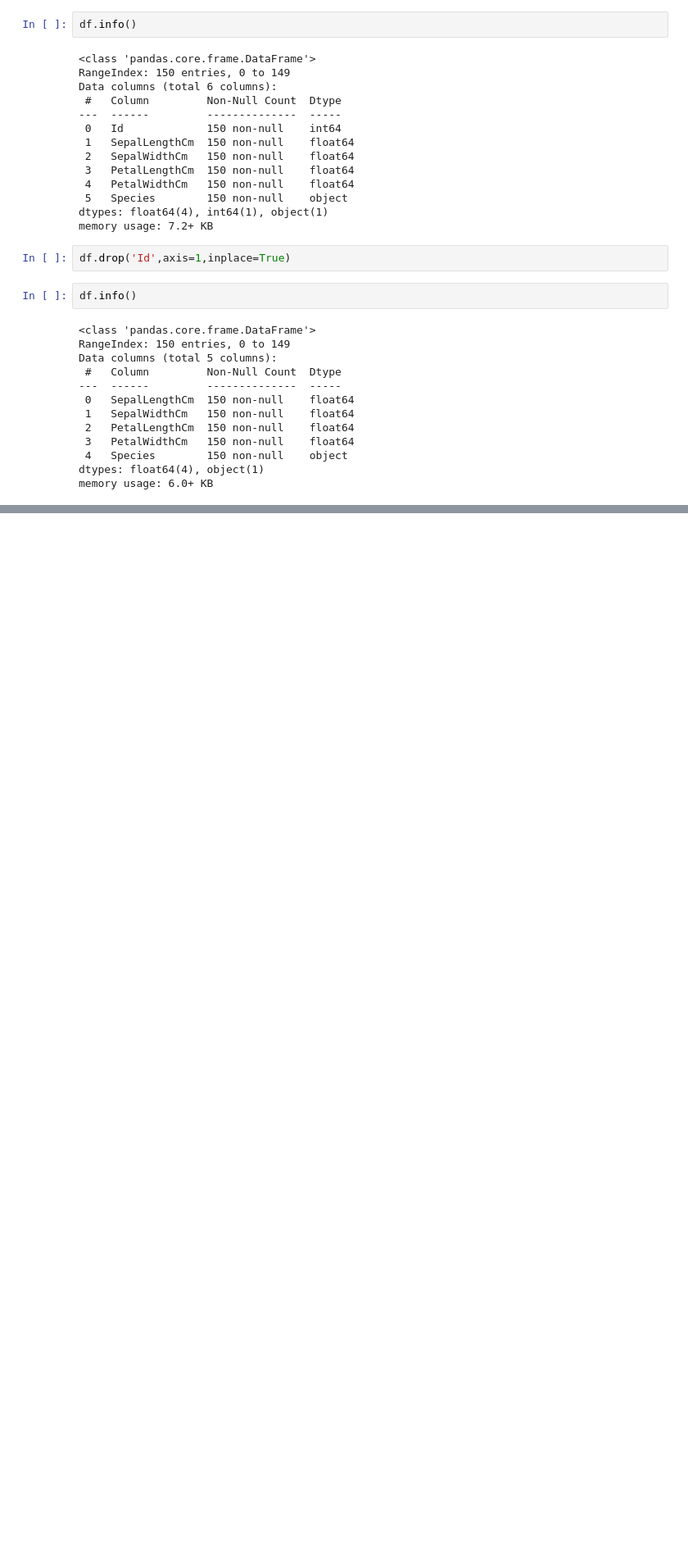
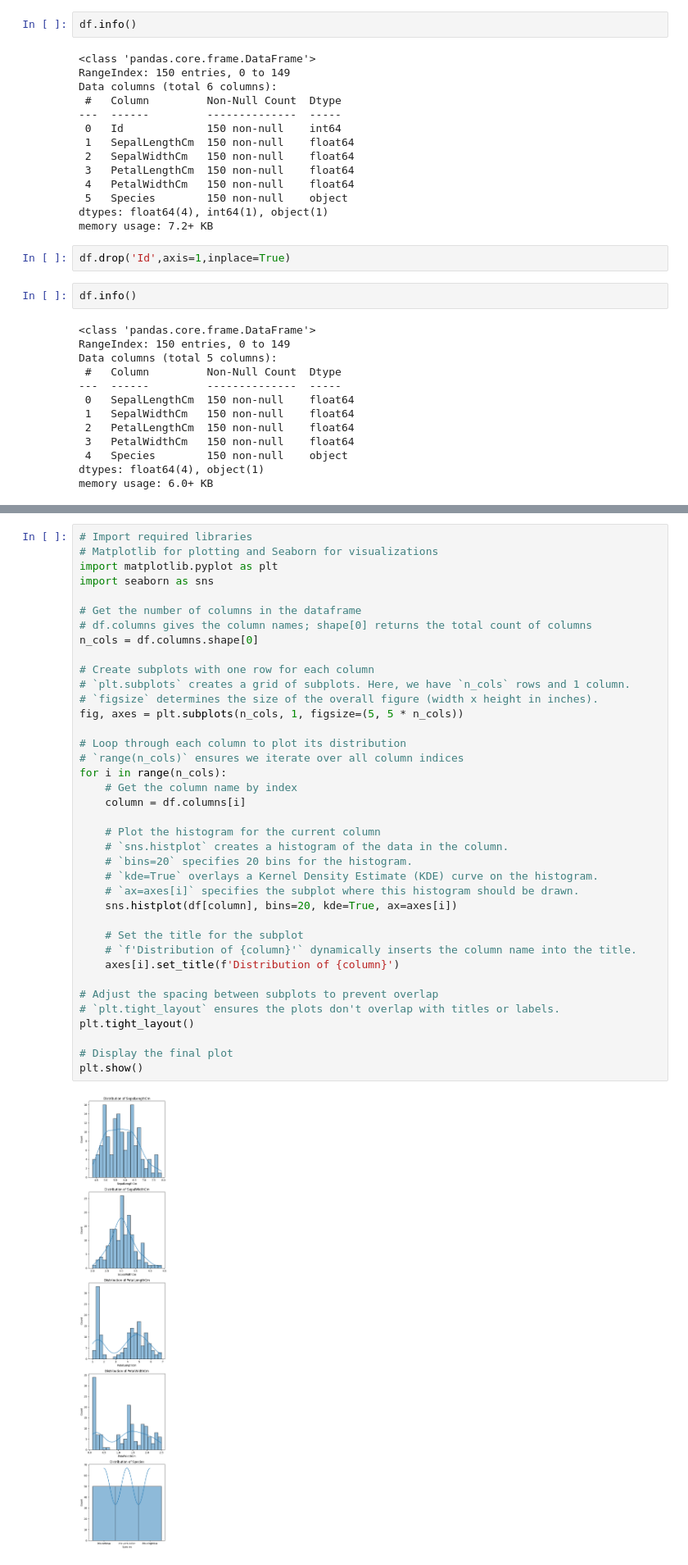
Before and after one commit to Hansil-Chapadiya/DataScience_MachineLearning, a Jupyter notebook: DSAndML/Jupyternotebook/IrisAnalysis.ipynb, the cells around one changed output, grey strips where cells are left out. Shown at 82% size. Cells and saved outputs as stored; diff of their text form; blank space fills up the shorter version.

Commit message:
Data Analysis is done

```diff
--- a/DSAndML/Jupyternotebook/IrisAnalysis.ipynb
+++ b/DSAndML/Jupyternotebook/IrisAnalysis.ipynb
@@ -67,0 +70,40 @@ memory usage: 6.0+ KB
+# %%
+# Import required libraries
+# Matplotlib for plotting and Seaborn for visualizations
+import matplotlib.pyplot as plt
+import seaborn as sns
+
+# Get the number of columns in the dataframe
+# df.columns gives the column names; shape[0] returns the total count of columns
+n_cols = df.columns.shape[0]
+
+# Create subplots with one row for each column
+# `plt.subplots` creates a grid of subplots. Here, we have `n_cols` rows and 1 column.
+# `figsize` determines the size of the overall figure (width x height in inches).
+fig, axes = plt.subplots(n_cols, 1, figsize=(5, 5 * n_cols))
+
+# Loop through each column to plot its distribution
+# `range(n_cols)` ensures we iterate over all column indices
+for i in range(n_cols):
+    # Get the column name by index
+    column = df.columns[i]
+
+    # Plot the histogram for the current column
+    # `sns.histplot` creates a histogram of the data in the column.
+    # `bins=20` specifies 20 bins for the histogram.
+    # `kde=True` overlays a Kernel Density Estimate (KDE) curve on the histogram.
+    # `ax=axes[i]` specifies the subplot where this histogram should be drawn.
+    sns.histplot(df[column], bins=20, kde=True, ax=axes[i])
+
+    # Set the title for the subplot
+    # `f'Distribution of {column}'` dynamically inserts the column name into the title.
+    axes[i].set_title(f'Distribution of {column}')
+
+# Adjust the spacing between subplots to prevent overlap
+# `plt.tight_layout` ensures the plots don't overlap with titles or labels.
+plt.tight_layout()
+
+# Display the final plot
+plt.show()
+# %% [output]
+[figure, added]
```
Also changed, not shown: parts of 6 cells of this notebook.
